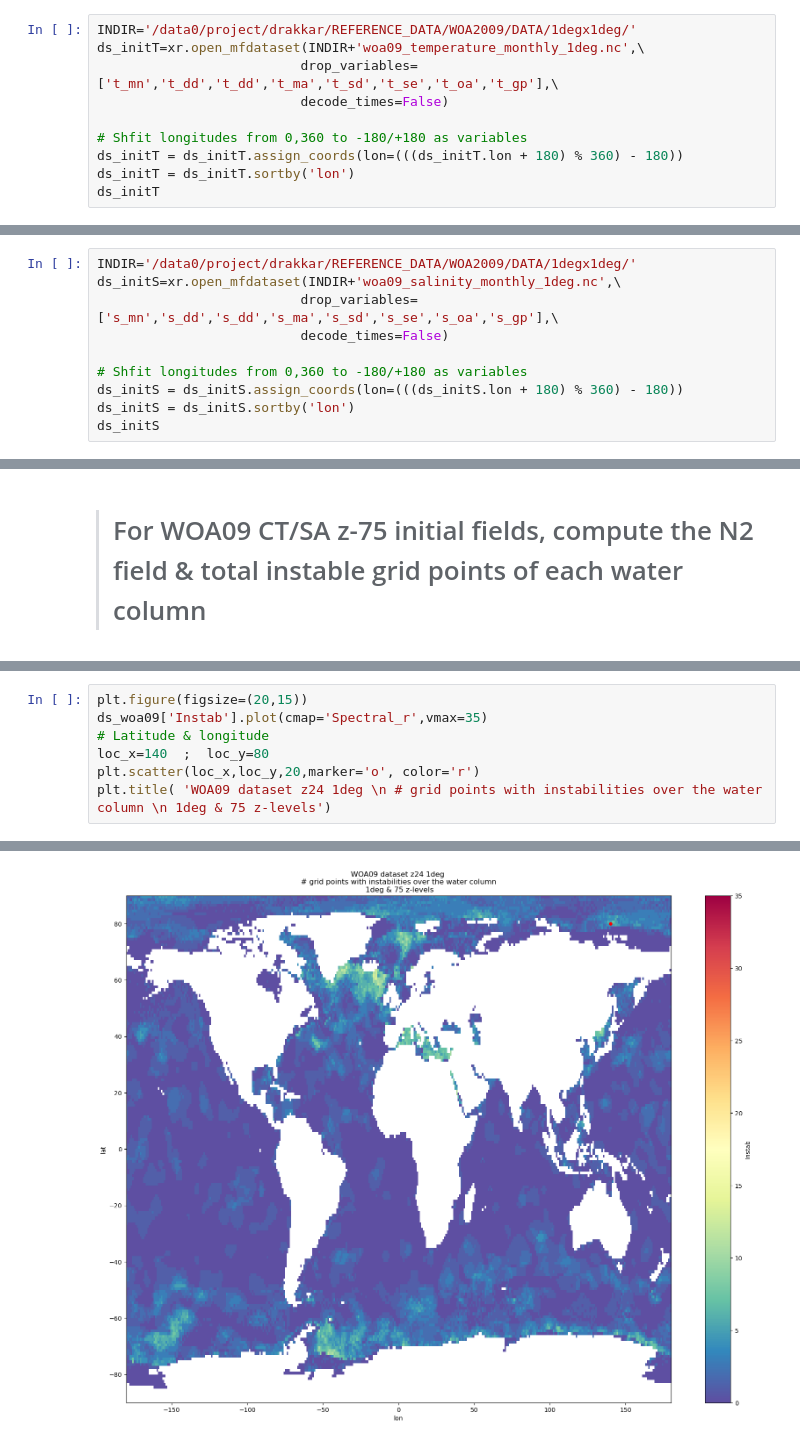
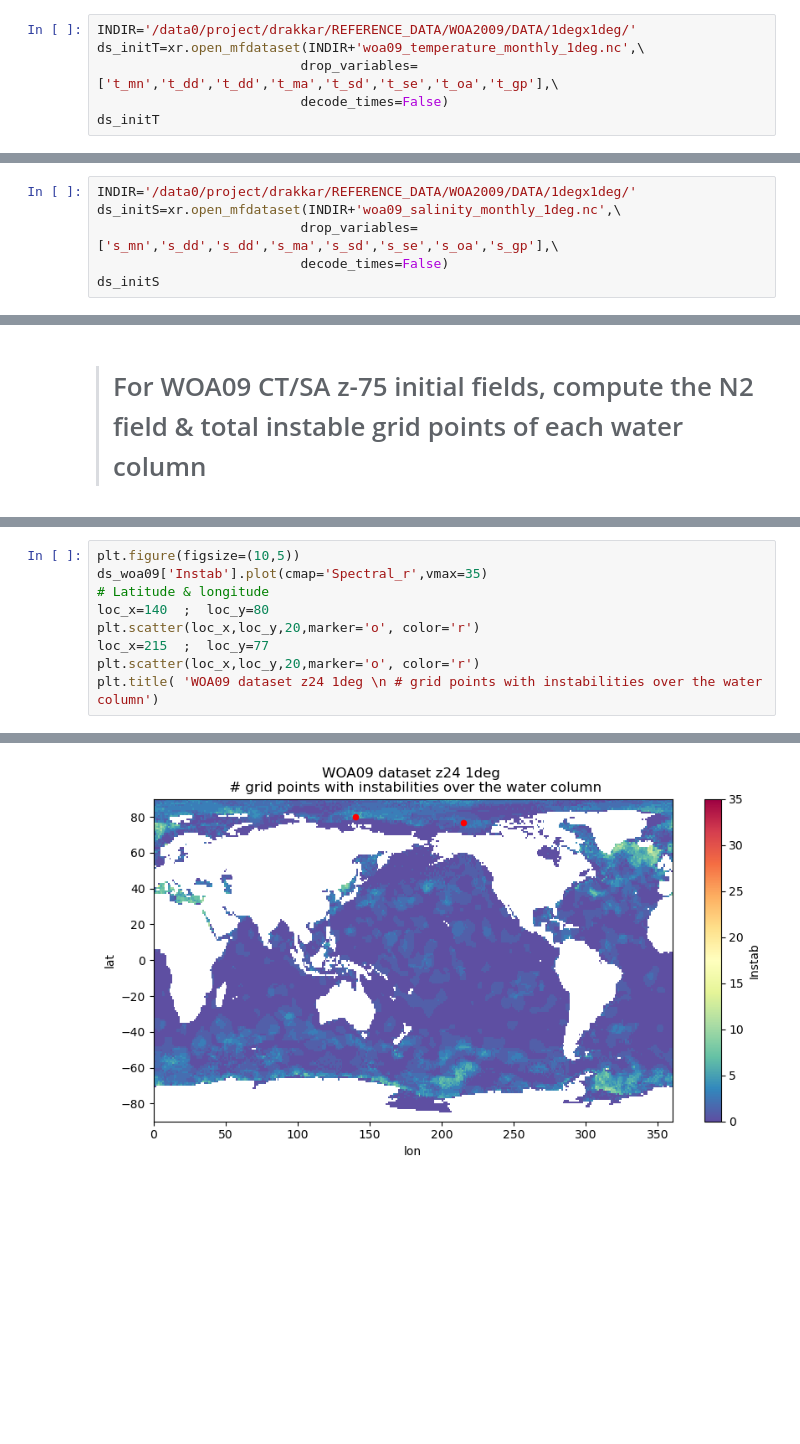
Before and after one commit to ctalandi/TOOLS, a Jupyter notebook: OTHERS/WOA2009/STABILITY/WOA09_SACT_StabilityCheck.ipynb, the cells around one changed output, grey strips where cells are left out. Cells and saved outputs as stored; diff of their text form; blank space fills up the shorter version.

```diff
--- a/OTHERS/WOA2009/STABILITY/WOA09_SACT_StabilityCheck.ipynb
+++ b/OTHERS/WOA2009/STABILITY/WOA09_SACT_StabilityCheck.ipynb
@@ -362,9 +429,5 @@ INDIR='/data0/project/drakkar/REFERENCE_DATA/WOA2009/DATA/1degx1deg/'
 ds_initT=xr.open_mfdataset(INDIR+'woa09_temperature_monthly_1deg.nc',\
                           drop_variables=['t_mn','t_dd','t_dd','t_ma','t_sd','t_se','t_oa','t_gp'],\
                           decode_times=False)
-
-# Shfit longitudes from 0,360 to -180/+180 as variables
-ds_initT = ds_initT.assign_coords(lon=(((ds_initT.lon + 180) % 360) - 180))
-ds_initT = ds_initT.sortby('lon')
 ds_initT
 # %% [output]
@@ -439,9 +502,5 @@ INDIR='/data0/project/drakkar/REFERENCE_DATA/WOA2009/DATA/1degx1deg/'
 ds_initS=xr.open_mfdataset(INDIR+'woa09_salinity_monthly_1deg.nc',\
                           drop_variables=['s_mn','s_dd','s_dd','s_ma','s_sd','s_se','s_oa','s_gp'],\
                           decode_times=False)
-
-# Shfit longitudes from 0,360 to -180/+180 as variables
-ds_initS = ds_initS.assign_coords(lon=(((ds_initS.lon + 180) % 360) - 180))
-ds_initS = ds_initS.sortby('lon')
 ds_initS
 # %% [output]
@@ -710,10 +770,12 @@ num_DINT_N2[0:10,:,:]=0.
 ds_woa09_ori['Instab']=(('lat','lon'),np.sum(num_DINT_N2,axis=0))
 ds_woa09_ori['Instab']=xr.where(np.isnan(ds_woa09['t_an'].isel(time=0,depth=0)),np.nan,ds_woa09_ori['Instab'])
 # %%
-plt.figure(figsize=(20,15))
+plt.figure(figsize=(10,5))
 ds_woa09['Instab'].plot(cmap='Spectral_r',vmax=35)
 # Latitude & longitude
 loc_x=140  ;  loc_y=80
 plt.scatter(loc_x,loc_y,20,marker='o', color='r')
-plt.title( 'WOA09 dataset z24 1deg \n # grid points with instabilities over the water column \n 1deg & 75 z-levels')
+loc_x=215  ;  loc_y=77
+plt.scatter(loc_x,loc_y,20,marker='o', color='r')
+plt.title( 'WOA09 dataset z24 1deg \n # grid points with instabilities over the water column')
 # %% [output]
@@ -721,2 +783,2 @@ Text(0.5, 1.0, 'WOA09 dataset z24 1deg \n # grid points with instabilities over
-[figure, old version]
+[figure, new version]
 # %%
```
Also changed, not shown: parts of 35 cells of this notebook, 1 other file.
